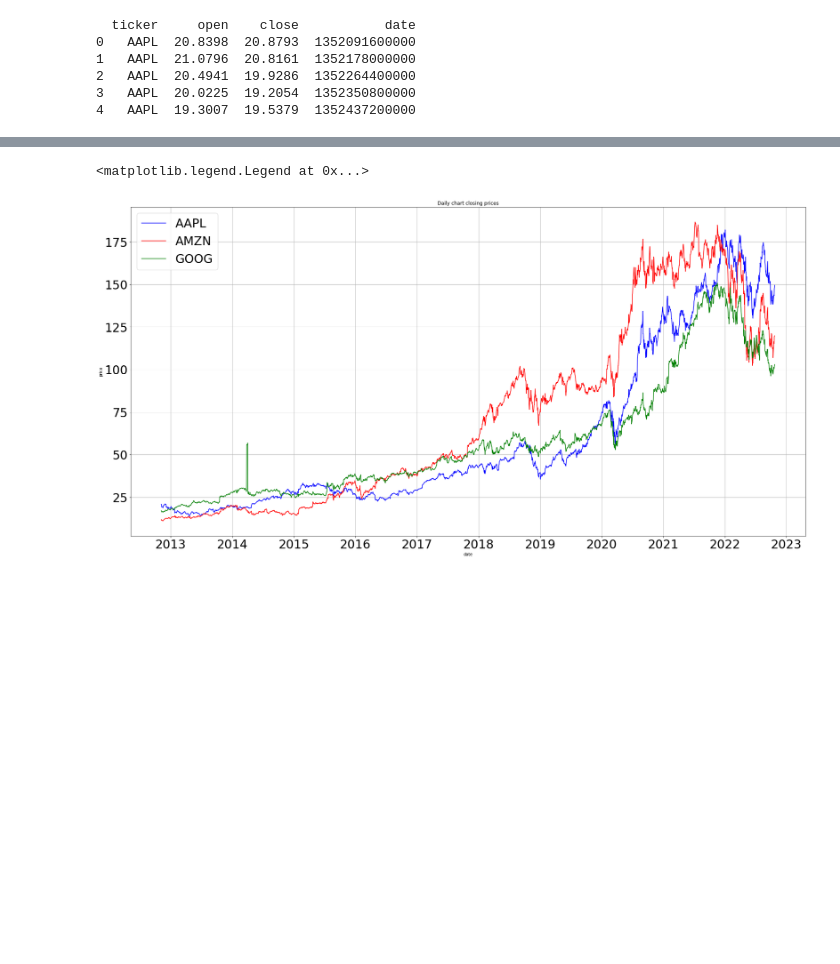
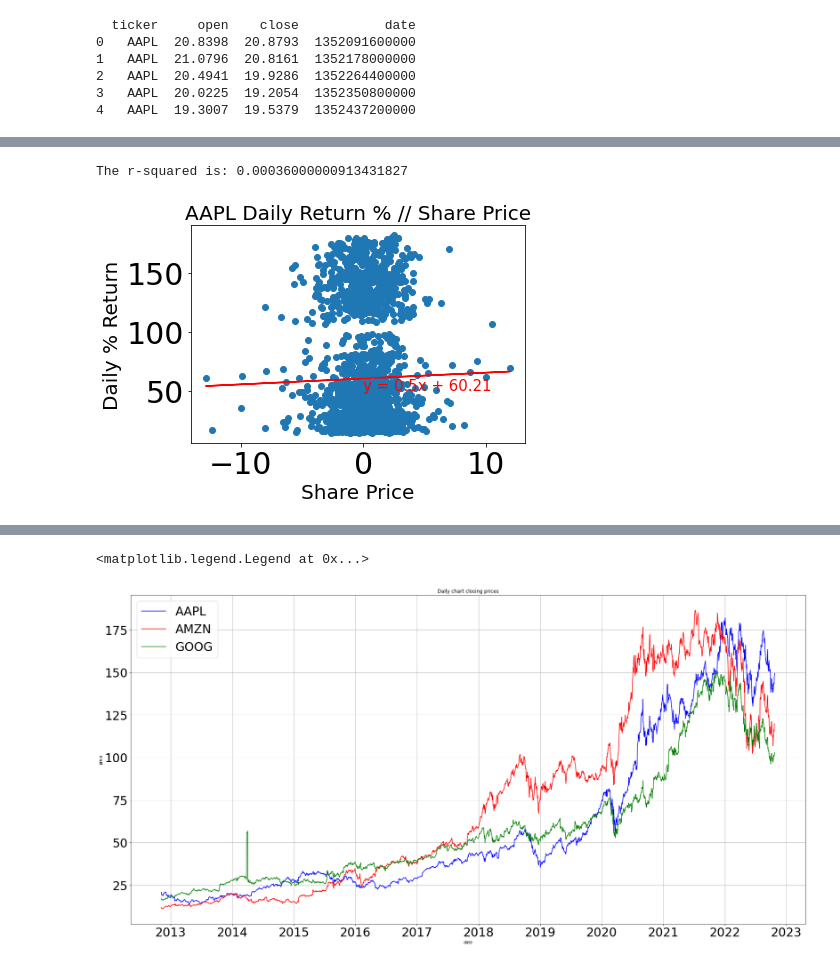
Before and after one commit to lyndsaywylie/Project-1, a Jupyter notebook: lyns.ipynb, the cells around one changed output, grey strips where cells are left out. Saved outputs shown, nothing was run; the diff lists cells and outputs as text; code cells hidden in the pictures; blank space fills up the shorter version.

```diff
--- a/lyns.ipynb
+++ b/lyns.ipynb
@@ -137,7 +129,25 @@ merge_prices = merge_prices.merge(goog_prices, on="date", how="left")
 merge_bch = aapl_bch.merge(amzn_bch, on='date', how='left')
 merge_bch = merge_bch.merge(goog_bch, on="date", how="left")
 merge_bch.head()
+#merge individual tickers
+aapl_merge = aapl_pctch.merge(aapl_bch, on="date", how="left")
+aapl_merge = aapl_merge.merge(aapl_prices, on="date", how="left")
+amzn_merge = amzn_pctch.merge(amzn_bch, on="date", how="left")
+amzn_merge = amzn_merge.merge(amzn_prices, on="date", how="left")
+goog_merge = goog_pctch.merge(goog_bch, on = "date", how = "left")
+goog_merge = goog_merge.merge(goog_prices, on="date", how = "left")
 
+#rename columns
+aapl_merge.rename(columns = {'AAPL_y':'AAPL_bch', "AAPL_x": "AAPL_pctch"}, inplace = True)
+aapl_merge=aapl_merge[["date", "AAPL", "AAPL_pctch", "AAPL_bch"]]
+aapl_merge = aapl_merge.dropna()
+amzn_merge.rename(columns = {'AMZN_y':'AMZN_bch', "AMZN_x": "AMZN_pctch"}, inplace = True)
+amzn_merge=amzn_merge[["date", "AMZN", "AMZN_pctch", "AMZN_bch"]]
+amzn_merge = amzn_merge.dropna()
+goog_merge.rename(columns = {'GOOG_y':'GOOG_bch', "GOOG_x": "GOOG_pctch"}, inplace = True)
+goog_merge=goog_merge[["date", "GOOG", "GOOG_pctch", "GOOG_bch"]]
+goog_merge = goog_merge.dropna()
+print(goog_merge)
 #reorder columns
 merge_pctchange= merge_pctchange[['date','AAPL','GOOG', "AMZN"]]
 merge_prices= merge_prices[['date','AAPL','GOOG', "AMZN"]]
@@ -147,0 +173,17 @@ merge_bch= merge_bch[['date','AAPL','GOOG', "AMZN"]]
+# %%
+x_values = aapl_merge['AAPL_pctch']
+y_values = aapl_merge['AAPL']
+(slope, intercept, rvalue, pvalue, stderr) = linregress(x_values, y_values)
+regress_values = x_values * slope + intercept
+line_eq = "y = " + str(round(slope,2)) + "x + " + str(round(intercept,2))
+plt.scatter(x_values,y_values)
+plt.plot(x_values,regress_values,"r-")
+plt.annotate(line_eq,(0,50),fontsize=15,color="red")
+plt.xlabel('Share Price',fontsize=20)
+plt.ylabel('Daily % Return',fontsize=20)
+plt.title('AAPL Daily Return % // Share Price',fontsize=20)
+print(f"The r-squared is: {rvalue**2}")
+plt.show()
+# %% [output]
+The r-squared is: 0.00036000000913431827
+[figure, added]
```
Also changed, not shown: parts of 13 cells of this notebook.
